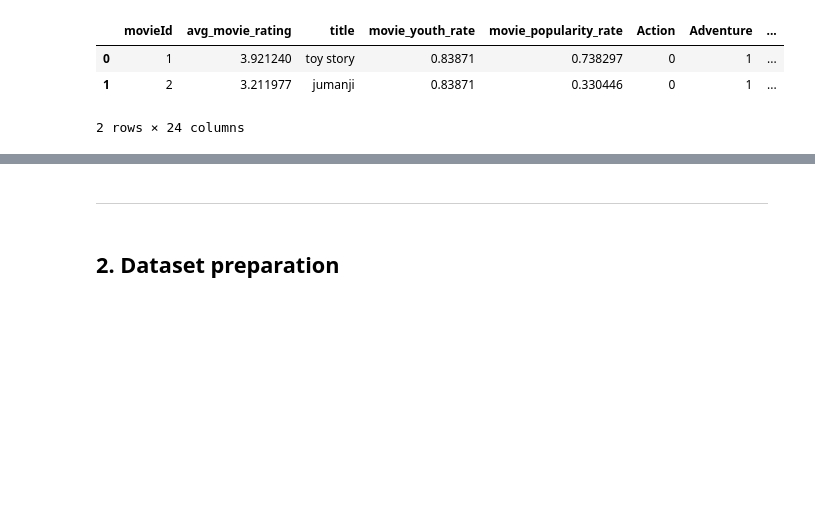
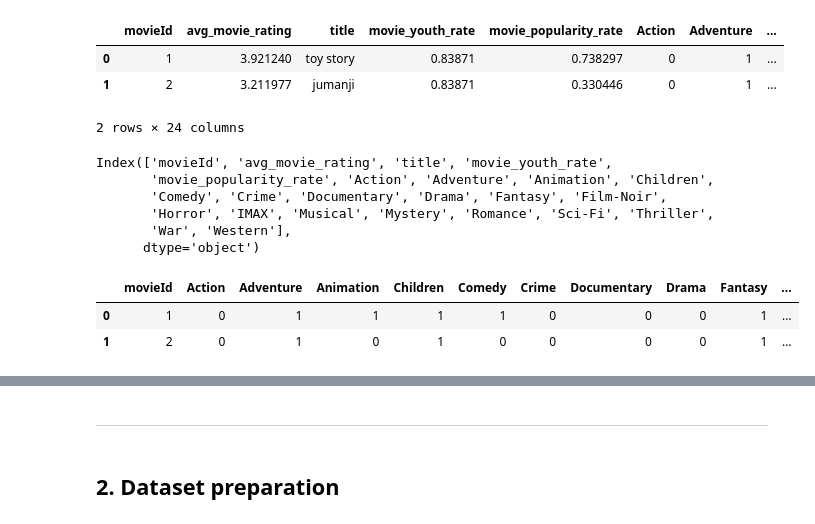
Before and after one commit to jcrigoni/grand_ml_project, a Jupyter notebook: New_Model_LightFM.ipynb, the cells around one changed output, grey strips where cells are left out. Cells and saved outputs as stored; diff of their text form; code cells hidden in the pictures; blank space fills up the shorter version.

```diff
--- a/New_Model_LightFM.ipynb
+++ b/New_Model_LightFM.ipynb
@@ -34,5 +33,5 @@ array([[     1,      2,      0],
 # %% [markdown]
 ### B- Movie Features
 # %%
-#movies_df = pd.read_csv("Data/Data_LightFm/movies.csv")
+movies_df = pd.read_csv("Data/Data_LightFm/movies.csv")
 # %%
@@ -42,3 +41,12 @@ array([[     1,      2,      0],
 | 0 | 1 | 3.921240 | toy story | 0.83871 | 0.738297 | 0 | 1 | ... |
 | 1 | 2 | 3.211977 | jumanji | 0.83871 | 0.330446 | 0 | 1 | ... |
 2 rows × 24 columns
+# %%
+movies_df.columns
+# %% [output]
+Index(['movieId', 'avg_movie_rating', 'title', 'movie_youth_rate',
+       'movie_popularity_rate', 'Action', 'Adventure', 'Animation', 'Children',
+       'Comedy', 'Crime', 'Documentary', 'Drama', 'Fantasy', 'Film-Noir',
+       'Horror', 'IMAX', 'Musical', 'Mystery', 'Romance', 'Sci-Fi', 'Thriller',
+       'War', 'Western'],
+      dtype='object')
@@ -44,0 +55,6 @@ array([[     1,      2,      0],
+# %%
+movies_df.head(2)
+# %% [output]
+|  | movieId | Action | Adventure | Animation | Children | Comedy | Crime | Documentary | Drama | Fantasy | ... |
+| 0 | 1 | 0 | 1 | 1 | 1 | 1 | 0 | 0 | 0 | 1 | ... |
+| 1 | 2 | 0 | 1 | 0 | 1 | 0 | 0 | 0 | 0 | 1 | ... |
```
Also changed, not shown: parts of 45 cells of this notebook, 1 other file.
